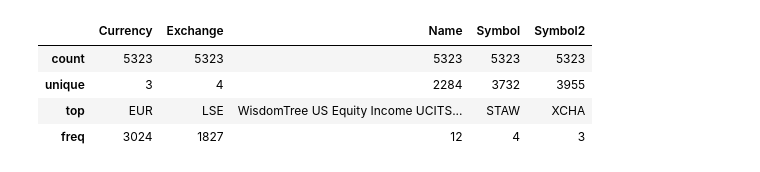
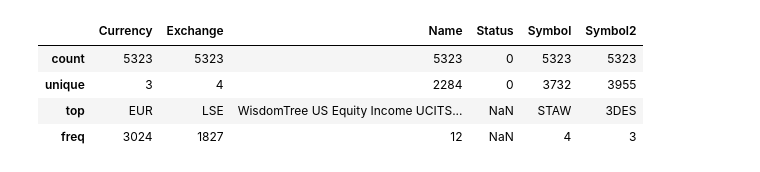
Before and after one commit to webclinic017/barbucket, a Jupyter notebook: ib_tws_api/symbol_database.ipynb, the cells around one changed output. Drawn from its saved outputs; the diff is of its cells as text; code cells hidden in the pictures.

```diff
--- a/ib_tws_api/symbol_database.ipynb
+++ b/ib_tws_api/symbol_database.ipynb
@@ -3,5 +9,5 @@ import pandas as pd
 # %%
-symbol_database = pd.DataFrame(columns=['Symbol', 'Name', 'Symbol2', 'Currency', 'Exchange'])
+symbol_df = pd.DataFrame(columns=['Symbol', 'Name', 'Symbol2', 'Currency', 'Exchange', 'Status'])
 # %%
 exchanges = {
     'FWB': 'ib_fwb_etfs.csv',
@@ -12,13 +18,13 @@ exchanges = {
 # %%
 for ex, file in exchanges.items():
     one_ex_data = pd.read_csv(file, delimiter=';')
     one_ex_data['Exchange'] = ex
-    symbol_database = symbol_database.append(one_ex_data, ignore_index=True, sort=True)
-symbol_database.describe()
+    symbol_df = symbol_df.append(one_ex_data, ignore_index=True, sort=True)
+symbol_df.describe()
 # %% [output]
-|  | Currency | Exchange | Name | Symbol | Symbol2 |
-| count | 5323 | 5323 | 5323 | 5323 | 5323 |
-| unique | 3 | 4 | 2284 | 3732 | 3955 |
-| top | EUR | LSE | WisdomTree US Equity Income UCITS... | STAW | XCHA |
-| freq | 3024 | 1827 | 12 | 4 | 3 |
+|  | Currency | Exchange | Name | Status | Symbol | Symbol2 |
+| count | 5323 | 5323 | 5323 | 0 | 5323 | 5323 |
+| unique | 3 | 4 | 2284 | 0 | 3732 | 3955 |
+| top | EUR | LSE | WisdomTree US Equity Income UCITS... | NaN | STAW | 3DES |
+| freq | 3024 | 1827 | 12 | NaN | 4 | 3 |
 # %%
```
Also changed, not shown: parts of 5 cells of this notebook, 6 other files.
